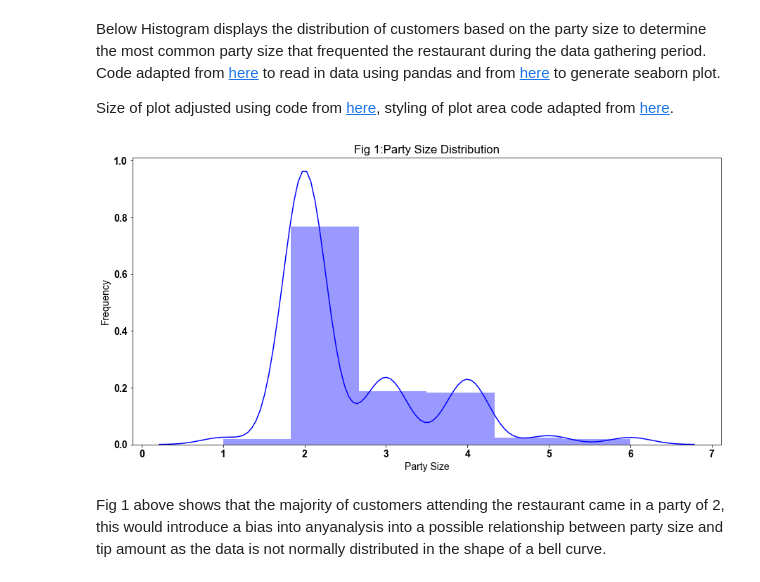
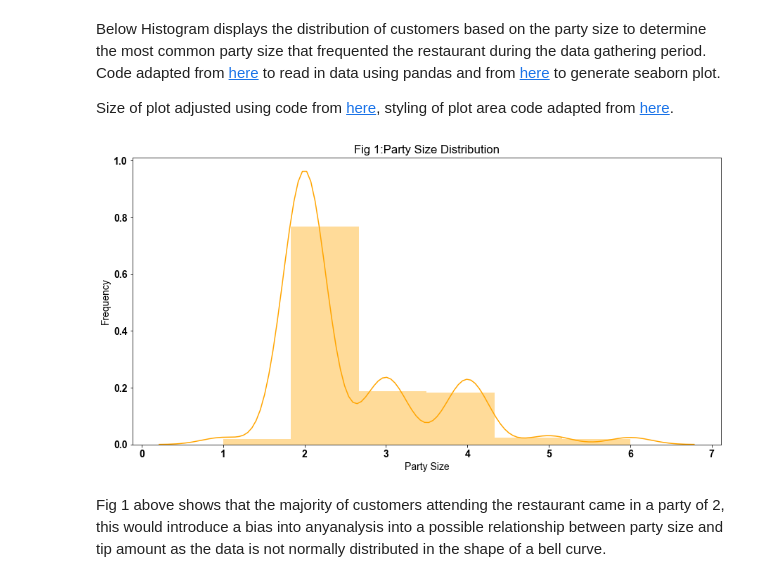
Before and after one commit to Dowline1/FODA-Project-2019, a Jupyter notebook: FODA-Project-2019.ipynb, the cells around one changed output. Saved outputs shown, nothing was run; the diff lists cells and outputs as text; code cells hidden in the pictures.

```diff
--- a/FODA-Project-2019.ipynb
+++ b/FODA-Project-2019.ipynb
@@ -20,17 +20,17 @@ plt.rc('font', **font)
 # %%
 df = pd.read_csv (r'Resources/tips.csv')
 
 plt.rcParams["figure.figsize"] = (15,7.5)
 
-sbn.distplot(df["size"], color='blue',  bins=6)
+sbn.distplot(df["size"], color='orange',  bins=6)
 sbn.set_style("darkgrid")
 plt.title('Fig 1:Party Size Distribution')
 plt.xlabel('Party Size')
 plt.ylabel('Frequency')
 plt.savefig('Resources/Party_Size_Distribution.png')
 plt.show()
 # %% [output]
-[figure, old version]
+[figure, new version]
 # %% [markdown]
 Fig 1 above shows that the majority of customers attending the restaurant came in a party of 2, this would introduce a bias into anyanalysis into a possible relationship between party size and tip amount as the data is not normally distributed in the shape of a bell curve.
 # %% [markdown]
```
Also changed, not shown: parts of 9 cells of this notebook, 3 other files.
